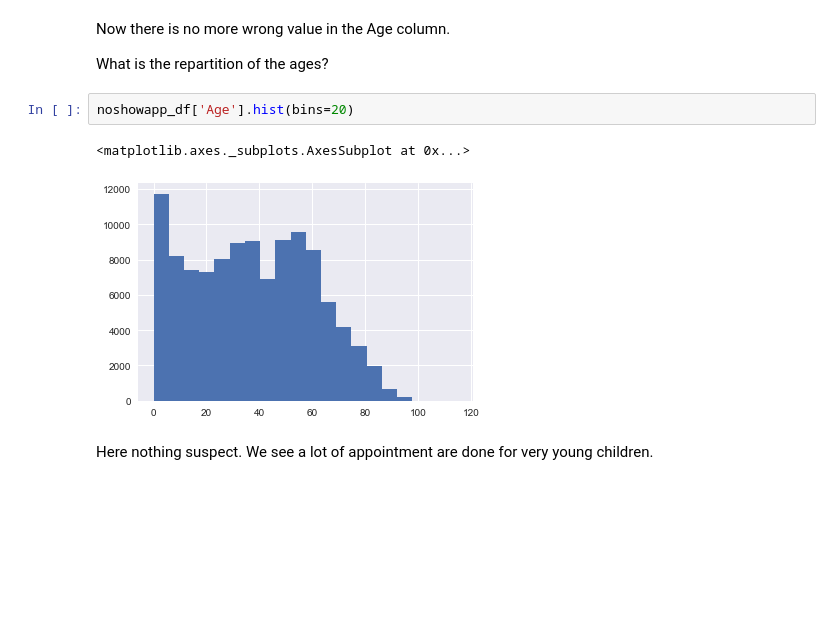
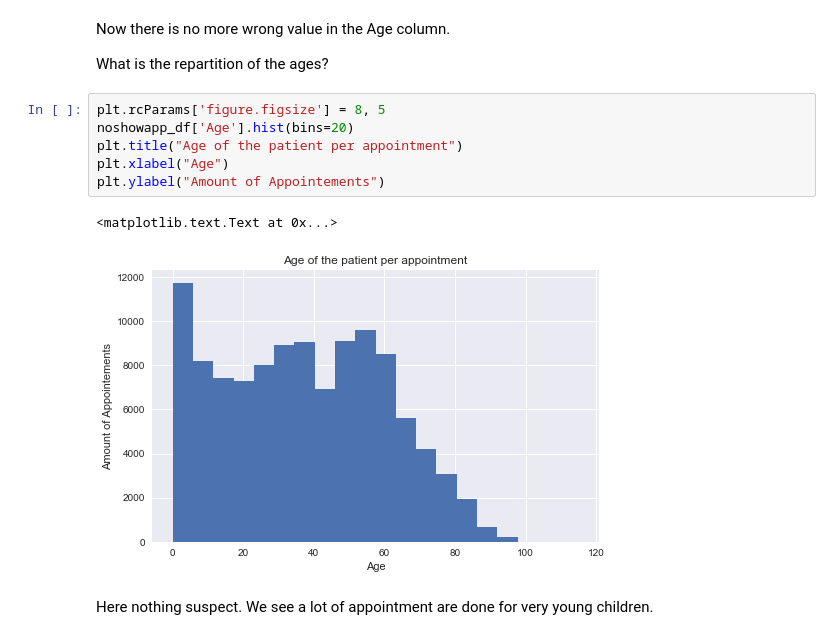
Before and after one commit to Hansastro/Nanodregree_Data_Analyst, a Jupyter notebook: Chapter3/investigate-a-dataset.ipynb, the cells around one changed output. Cells and saved outputs as stored; diff of their text form; blank space fills up the shorter version.

```diff
--- a/Chapter3/investigate-a-dataset.ipynb
+++ b/Chapter3/investigate-a-dataset.ipynb
@@ -342,11 +350,15 @@ Only a few visits for people aged more than 100 years. 4 differents people had s
 Now there is no more wrong value in the Age column.
 
 What is the repartition of the ages?
-# %%
-noshowapp_df['Age'].hist(bins=20)
-# %% [output]
-<matplotlib.axes._subplots.AxesSubplot at 0x...>
-[figure, removed]
+# %%
+plt.rcParams['figure.figsize'] = 8, 5
+noshowapp_df['Age'].hist(bins=20)
+plt.title("Age of the patient per appointment")
+plt.xlabel("Age")
+plt.ylabel("Amount of Appointements")
+# %% [output]
+<matplotlib.text.Text at 0x...>
+[figure, added]
 # %% [markdown]
 Here nothing suspect. We see a lot of appointment are done for very young children.
 # %% [markdown]
```
Also changed, not shown: parts of 25 cells of this notebook, 1 other file.
